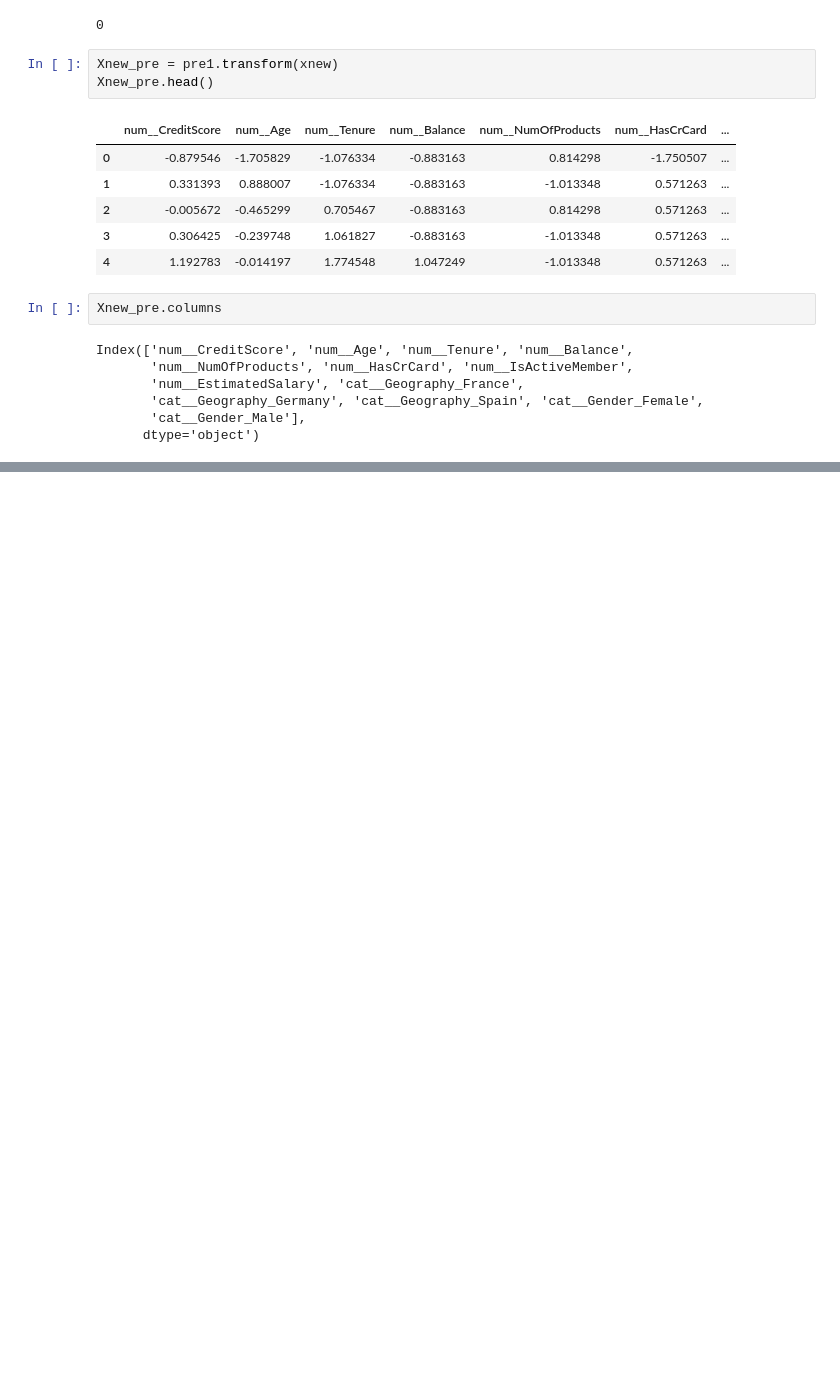
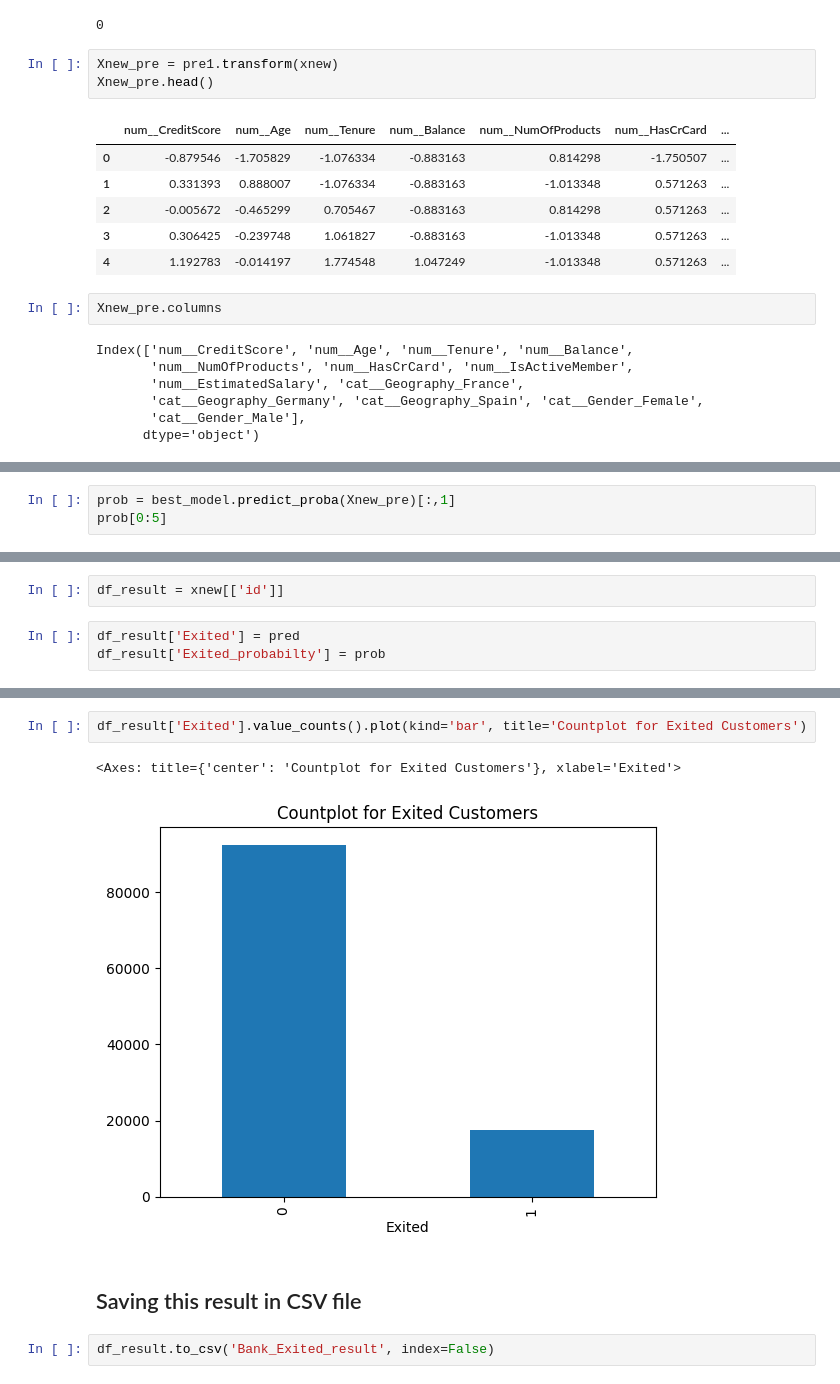
Before and after one commit to abs0742/Github-VScode, a Jupyter notebook: Bank Data project/BankProject.ipynb, the cells around one changed output, grey strips where cells are left out. Drawn from its saved outputs; the diff is of its cells as text; blank space fills up the shorter version.

Commit message:
Bank Data Project

```diff
--- a/Bank Data project/BankProject.ipynb
+++ b/Bank Data project/BankProject.ipynb
@@ -540,0 +548,3 @@ Feature names unseen at fit time:
+# %%
+prob = best_model.predict_proba(Xnew_pre)[:,1]
+prob[0:5]
@@ -540,0 +553,5 @@ Feature names unseen at fit time:
+# %%
+df_result = xnew[['id']]
+# %%
+df_result['Exited'] = pred
+df_result['Exited_probabilty'] = prob
@@ -540,0 +581,9 @@ Feature names unseen at fit time:
+# %%
+df_result['Exited'].value_counts().plot(kind='bar', title='Countplot for Exited Customers')
+# %% [output]
+<Axes: title={'center': 'Countplot for Exited Customers'}, xlabel='Exited'>
+[figure, added]
+# %% [markdown]
+## Saving this result in CSV file
+# %%
+df_result.to_csv('Bank_Exited_result', index=False)
```
Also changed, not shown: parts of 22 cells of this notebook, 1 other file.
